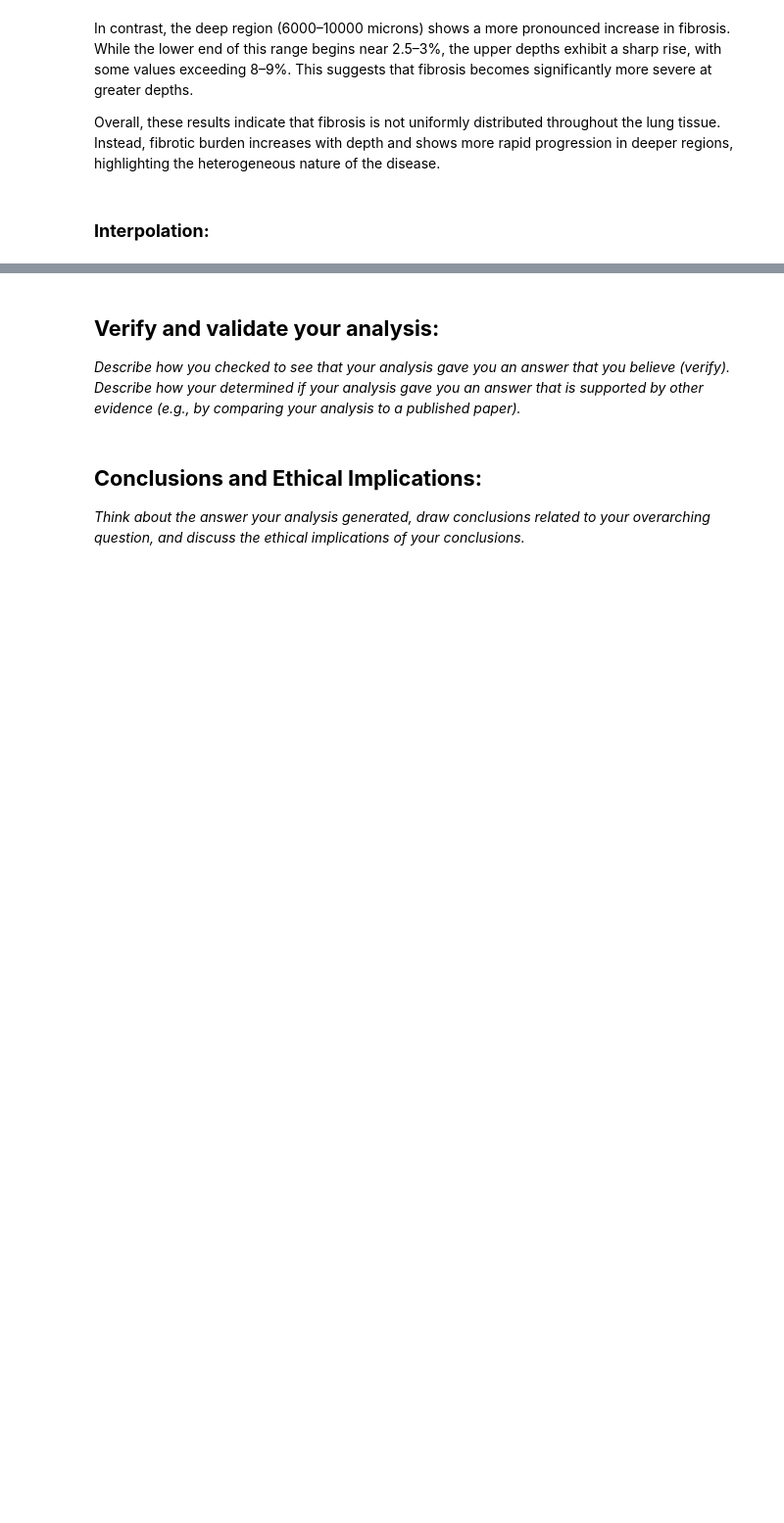
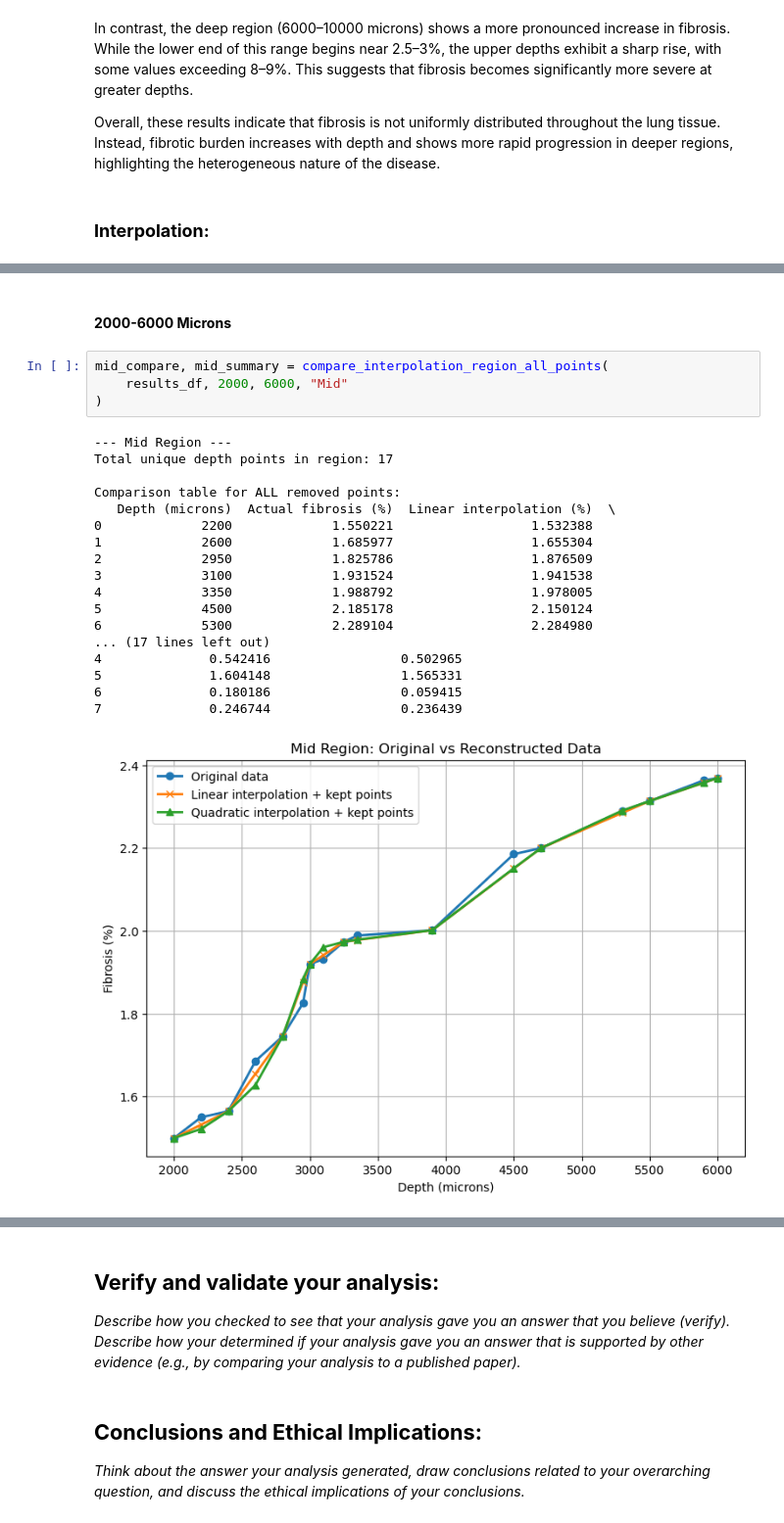
Before and after one commit to breckleytheresa13-debug/Module-3-Fibrosisb-breckley_elfaki, a Jupyter notebook: Module 3 Template.ipynb, the cells around one changed output, grey strips where cells are left out. Shown at 98% size. Cells and saved outputs as stored; diff of their text form; blank space fills up the shorter version.

```diff
--- a/Module 3 Template.ipynb
+++ b/Module 3 Template.ipynb
@@ -306,0 +471,25 @@ NameError: name 'interp1d' is not defined
+# %% [markdown]
+#### **2000-6000 Microns**
+# %%
+mid_compare, mid_summary = compare_interpolation_region_all_points(
+    results_df, 2000, 6000, "Mid"
+)
+# %% [output]
+--- Mid Region ---
+Total unique depth points in region: 17
+
+Comparison table for ALL removed points:
+   Depth (microns)  Actual fibrosis (%)  Linear interpolation (%)  \
+0             2200             1.550221                  1.532388
+1             2600             1.685977                  1.655304
+2             2950             1.825786                  1.876509
+3             3100             1.931524                  1.941538
+4             3350             1.988792                  1.978005
+5             4500             2.185178                  2.150124
+6             5300             2.289104                  2.284980
+... (17 lines left out)
+4              0.542416                 0.502965
+5              1.604148                 1.565331
+6              0.180186                 0.059415
+7              0.246744                 0.236439
+[figure, added]
```
Also changed, not shown: parts of 20 cells of this notebook, 1 other file.
